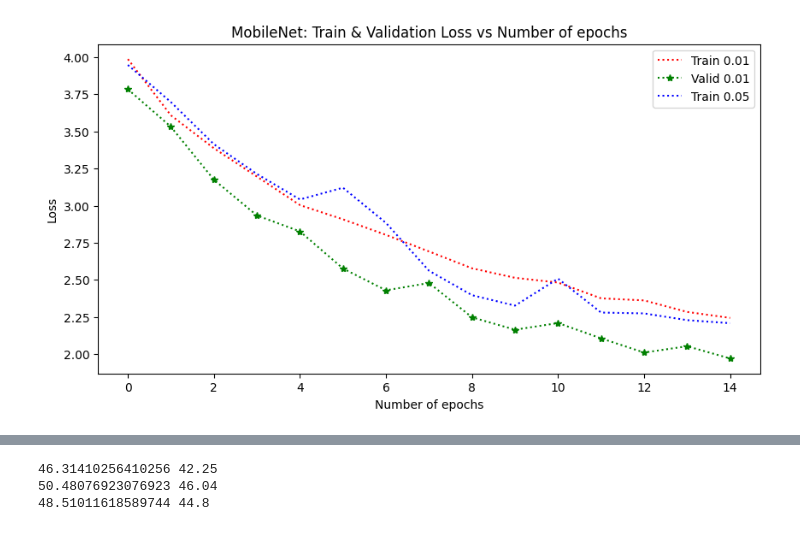
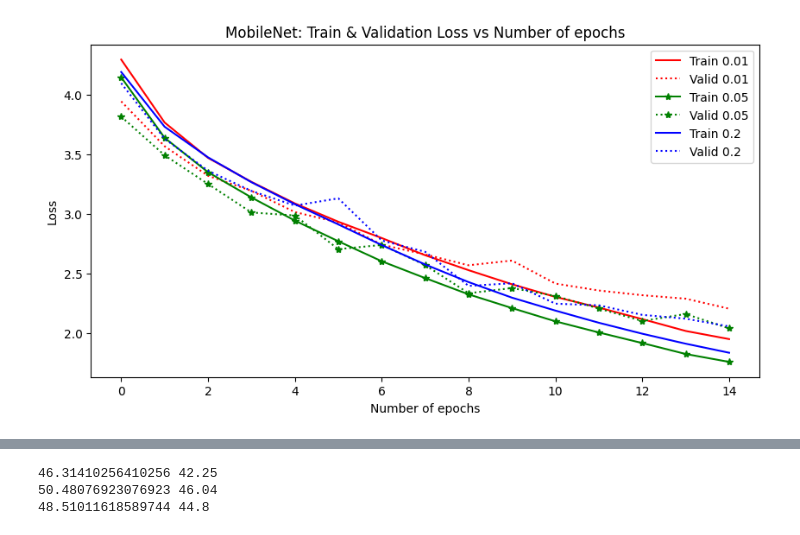
Before and after one commit to giangson19/ai6103_assignment, a Jupyter notebook: visualization.ipynb, the cells around one changed output, grey strips where cells are left out. Cells and saved outputs as stored; diff of their text form; code cells hidden in the pictures.

Commit message:
add visualizations in pdf

```diff
--- a/visualization.ipynb
+++ b/visualization.ipynb
@@ -11,20 +11,20 @@ learning_curve_02 = json.load(open('learning_curves/0.2.json'))
 # %%
 # train_losses = learning_curve_001['train_losses']
 # valid_losses = learning_curve_001['valid_losses']
 # learning_rate = 0.01
 
 plt.figure(figsize=(10, 5))
-# plt.plot(range(len(learning_curve_001['train_losses'])), learning_curve_001['train_losses'], 'r-')
+plt.plot(range(len(learning_curve_001['train_losses'])), learning_curve_001['train_losses'], 'r-')
 plt.plot(range(len(learning_curve_001['valid_losses'])), learning_curve_001['valid_losses'], 'r:')
-# plt.plot(range(len(learning_curve_005['train_losses'])), learning_curve_005['train_losses'], 'g-*')
+plt.plot(range(len(learning_curve_005['train_losses'])), learning_curve_005['train_losses'], 'g-*')
 plt.plot(range(len(learning_curve_005['valid_losses'])), learning_curve_005['valid_losses'], 'g:*')
-# plt.plot(range(len(learning_curve_02['train_losses'])), learning_curve_02['train_losses'], 'b-')
+plt.plot(range(len(learning_curve_02['train_losses'])), learning_curve_02['train_losses'], 'b-')
 plt.plot(range(len(learning_curve_02['valid_losses'])), learning_curve_02['valid_losses'], 'b:')
 plt.xlabel("Number of epochs")
 plt.ylabel("Loss")
 plt.title(f"MobileNet: Train & Validation Loss vs Number of epochs")
 plt.legend(['Train 0.01', 'Valid 0.01', 'Train 0.05', 'Valid 0.05', 'Train 0.2', 'Valid 0.2'])
-# plt.savefig(f'images/{learning_rate}_constant_lr_accuracy.png')
+plt.savefig(f'images/losses_learning_rates.pdf')
 plt.show()
 # %% [output]
-[figure, old version]
+[figure, new version]
```
Also changed, not shown: parts of 6 cells of this notebook, 5 other files.
